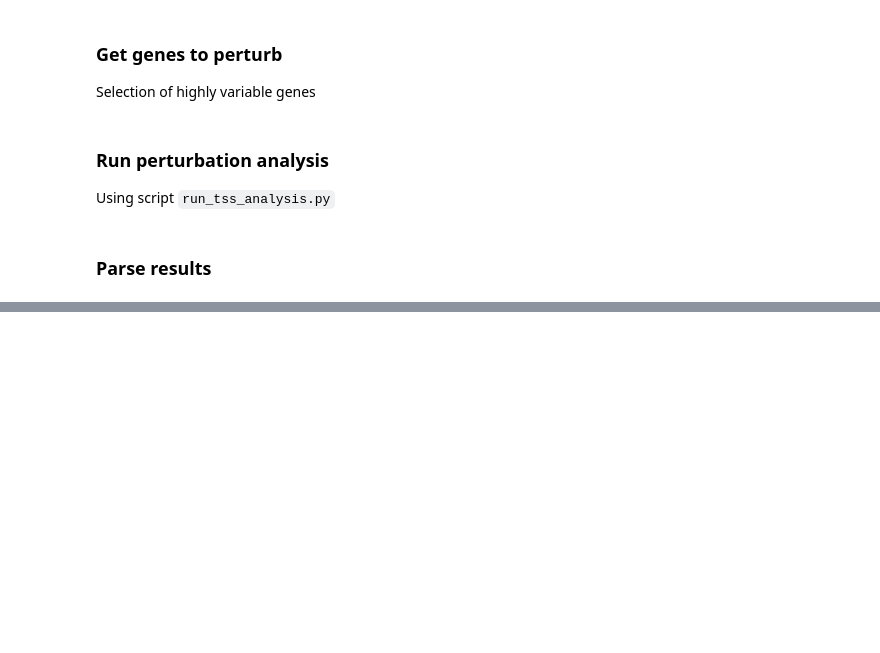
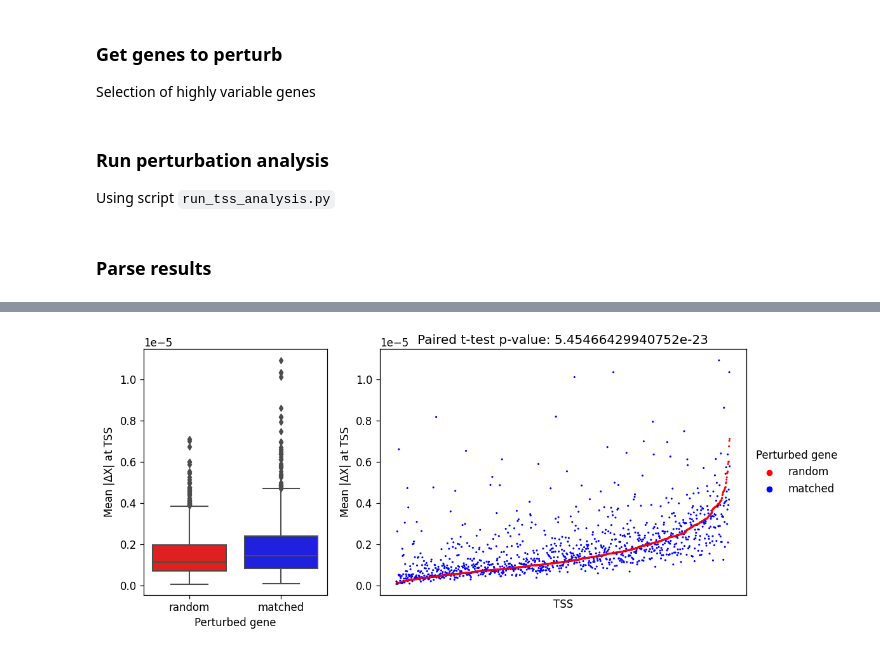
Before and after one commit to Center-for-Health-Data-Science/multiDGD_paper, a Jupyter notebook: experiments/04_gene2peak/analysis/TSS_perturbation.ipynb, the cells around one changed output, grey strips where cells are left out. Saved outputs shown, nothing was run; the diff lists cells and outputs as text; code cells hidden in the pictures; blank space fills up the shorter version.

```diff
--- a/experiments/04_gene2peak/analysis/TSS_perturbation.ipynb
+++ b/experiments/04_gene2peak/analysis/TSS_perturbation.ipynb
@@ -191,7 +191,7 @@ Using script `run_tss_analysis.py`
 # %% [markdown]
 ### Parse results
 # %%
-outfiles = [model_dir + x for x in os.listdir(model_dir) if x.startswith('TSS_')]
+outfiles = [model_dir + x for x in os.listdir(model_dir) if x.startswith('TSS_perturb_experiment_with_ctrl')]
 tss_res_df = pd.concat([pd.read_csv(f) for f in outfiles])
 # %%
 n_genes = tss_res_df.perturbed_gene.nunique()
@@ -234,0 +257,3 @@ plt.savefig("/home/jovyan/mount/gdrive/DGD_multiomics/plot_outputs/TSS_signal.pd
+# %%
+ngs = tss_res_df[['perturbed_gene', 'set']].drop_duplicates().groupby('perturbed_gene').size().sort_values()
+genes_to_test = ngs[ngs == 2].index
@@ -234,0 +278,42 @@ plt.savefig("/home/jovyan/mount/gdrive/DGD_multiomics/plot_outputs/TSS_signal.pd
+# %%
+genes_to_test = ngs[ngs == 2].index
+true_tss_df = tss_res_df[tss_res_df.perturbed_gene.isin(genes_to_test) & (tss_res_df.distance == 0)]
+true_tss_df = true_tss_df.drop_duplicates().groupby(['perturbed_gene', 'set'])['mean_delta'].mean().reset_index()
+# %%
+import scipy.stats as stats
+
+# Paired t-test between matched and random perturbation
+test_df = true_tss_df.pivot(index='perturbed_gene', columns='set', values='mean_delta')
+ttest_pval = stats.ttest_rel(test_df['neg_control'], test_df['true']).pvalue
+
+sorted_genes = test_df.sort_values('neg_control').index.tolist()
+true_tss_df['perturbed_gene'] = true_tss_df['perturbed_gene'].astype('category').cat.reorder_categories(sorted_genes)
+
+true_tss_df['Perturbed gene'] = np.where(true_tss_df['set'] == 'true', 'matched', 'random')
+# %%
+import matplotlib.gridspec as gridspec
+
+# Create a figure and gridspec with 1 row and 2 columns, with width ratios of 1:2
+fig = plt.figure(figsize=(12, 5))
+gs = fig.add_gridspec(1, 2, width_ratios=[1, 2])
+
+# First subplot with half the width
+ax1 = fig.add_subplot(gs[0])
+sns.boxplot(data=true_tss_df.sort_values(['perturbed_gene', 'set']).drop_duplicates(),
+            x='Perturbed gene', y='mean_delta', palette={'random':'red','matched':'blue'}, ax=ax1)
+ax1.set_ylabel("Mean |$\Delta$X| at TSS")
+
+# Second subplot with double the width
+ax2 = fig.add_subplot(gs[1])
+sns.scatterplot(data=true_tss_df.sort_values(['perturbed_gene']),
+                x='perturbed_gene', y='mean_delta', palette={'random':'red','matched':'blue'}, hue='Perturbed gene', s=5, edgecolor='none', ax=ax2)
+ax2.set_xticks([])
+ax2.legend(loc='center left', bbox_to_anchor=(1, 0.5), frameon=False, title='Perturbed gene')
+ax2.set_ylabel("Mean |$\Delta$X| at TSS")
+ax2.set_xlabel("TSS")
+ax2.set_title(f'Paired t-test p-value: {ttest_pval}')
+
+plt.tight_layout()
+plt.savefig("/home/jovyan/mount/gdrive/DGD_multiomics/plot_outputs/TSS_signal_wControls_distance0.pdf");
+# %% [output]
+[figure, added]
```
Also changed, not shown: parts of 12 cells of this notebook, 1 other file.
